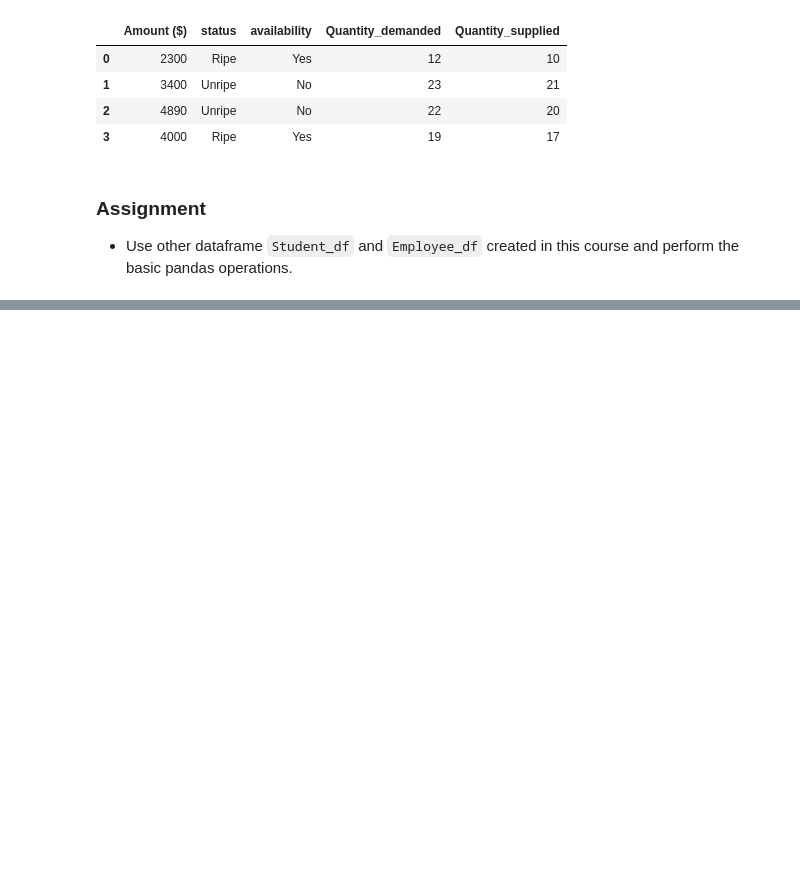
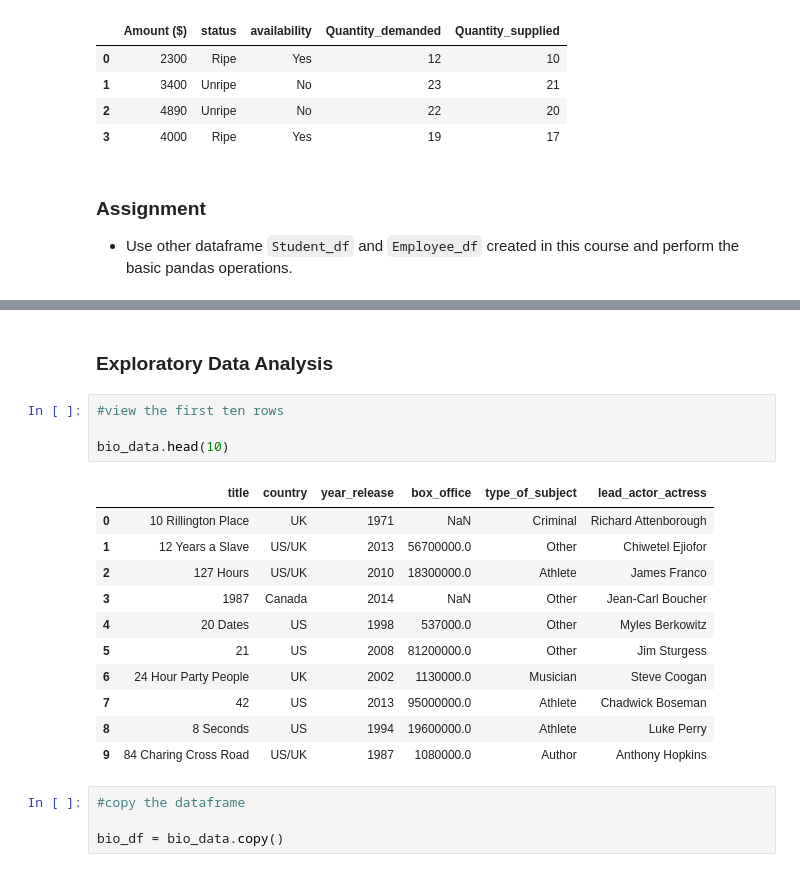
Before and after one commit to JudsonMorgan/Python-for-Data-Analyst, a Jupyter notebook: Introduction-to-Pandas.ipynb, the cells around one changed output, grey strips where cells are left out. Drawn from its saved outputs; the diff is of its cells as text; blank space fills up the shorter version.

```diff
--- a/Introduction-to-Pandas.ipynb
+++ b/Introduction-to-Pandas.ipynb
@@ -599,0 +712,22 @@ data.head()
+# %% [markdown]
+### Exploratory Data Analysis
+# %%
+#view the first ten rows
+
+bio_data.head(10)
+# %% [output]
+|  | title | country | year_release | box_office | type_of_subject | lead_actor_actress |
+| 0 | 10 Rillington Place | UK | 1971 | NaN | Criminal | Richard Attenborough |
+| 1 | 12 Years a Slave | US/UK | 2013 | 56700000.0 | Other | Chiwetel Ejiofor |
+| 2 | 127 Hours | US/UK | 2010 | 18300000.0 | Athlete | James Franco |
+| 3 | 1987 | Canada | 2014 | NaN | Other | Jean-Carl Boucher |
+| 4 | 20 Dates | US | 1998 | 537000.0 | Other | Myles Berkowitz |
+| 5 | 21 | US | 2008 | 81200000.0 | Other | Jim Sturgess |
+| 6 | 24 Hour Party People | UK | 2002 | 1130000.0 | Musician | Steve Coogan |
+| 7 | 42 | US | 2013 | 95000000.0 | Athlete | Chadwick Boseman |
+| 8 | 8 Seconds | US | 1994 | 19600000.0 | Athlete | Luke Perry |
+| 9 | 84 Charing Cross Road | US/UK | 1987 | 1080000.0 | Author | Anthony Hopkins |
+# %%
+#copy the dataframe
+
+bio_df = bio_data.copy()
```
Also changed, not shown: parts of 101 cells of this notebook.
